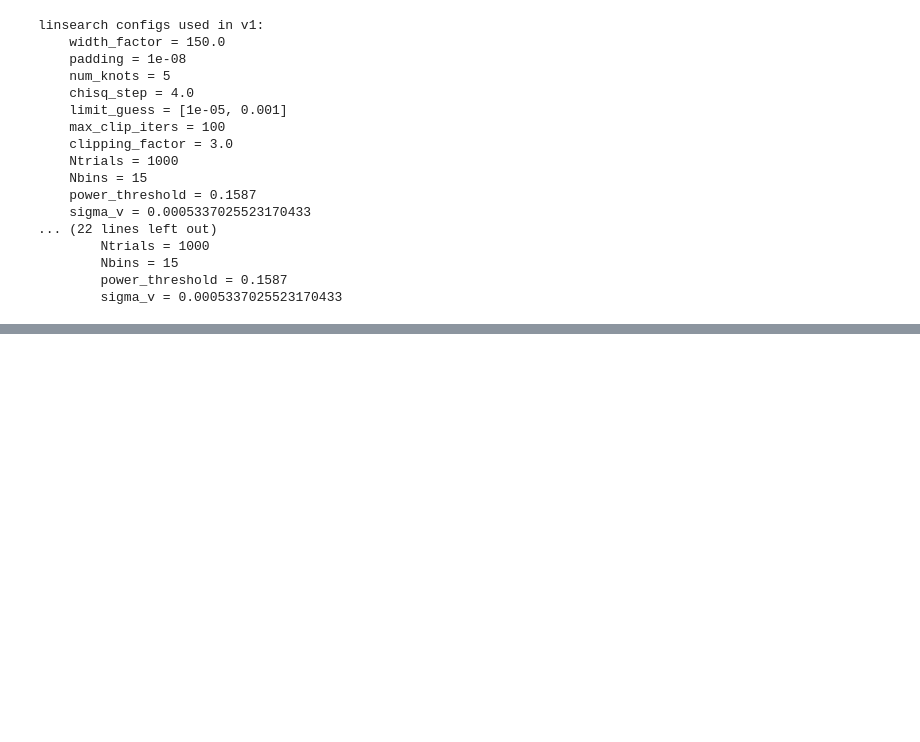
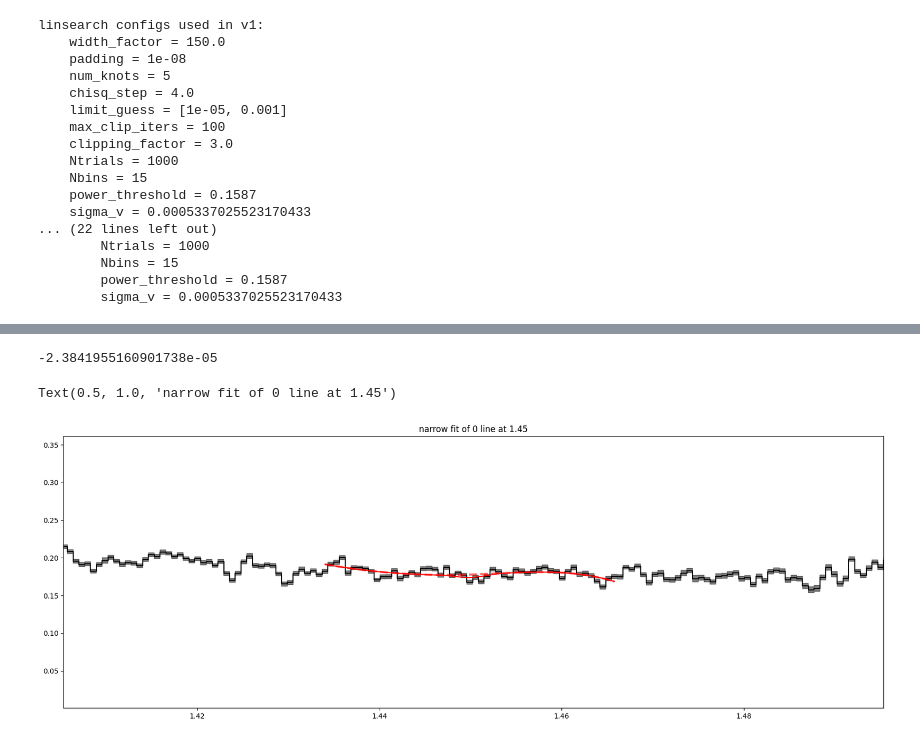
Before and after one commit to rjanish/JWST-DMdecay, a Jupyter notebook: mc.ipynb, the cells around one changed output, grey strips where cells are left out. Drawn from its saved outputs; the diff is of its cells as text; code cells hidden in the pictures; blank space fills up the shorter version.

```diff
--- a/mc.ipynb
+++ b/mc.ipynb
@@ -190,3 +234,23 @@ example fit using narrow:
+# %%
+eg_decayrate = searcher.fit_line(eg_knot_vals)
+print(eg_decayrate)
+
+fig, ax = plt.subplots(figsize=(21, 7))
+new_specset.plot(ax=ax, error_band=0.5, color='black', alpha=1)
+model = searcher.spline_plus_line_model(eg_knot_vals, eg_decayrate,
+                                        searcher.lams_to_fit)
+model_continuum_only = searcher.spline_plus_line_model(eg_knot_vals, 0,
+                                                    searcher.lams_to_fit)
+for i_model, i_specs in enumerate(searcher.to_fit):
+    ax.plot(searcher.lams_to_fit[i_specs], model[i_model], color="red")
+    ax.plot(searcher.lams_to_fit[i_specs], model_continuum_only[i_model],
+            color="red", alpha=0.6, linewidth=3, linestyle='dashed')
+ax.set_xlim(*searcher.get_plot_limits(margin=0.02))
+ax.set_title(F"{name} fit of {decayrate} line at {lam0}")
+# %% [output]
+-2.3841955160901738e-05
+Text(0.5, 1.0, 'narrow fit of 0 line at 1.45')
+[figure, added]
 # %%
 n_trials = 10**3
 error_scales = np.array([1, np.sqrt(chisq_dof)])
```
Also changed, not shown: parts of 11 cells of this notebook, 1 other file.
